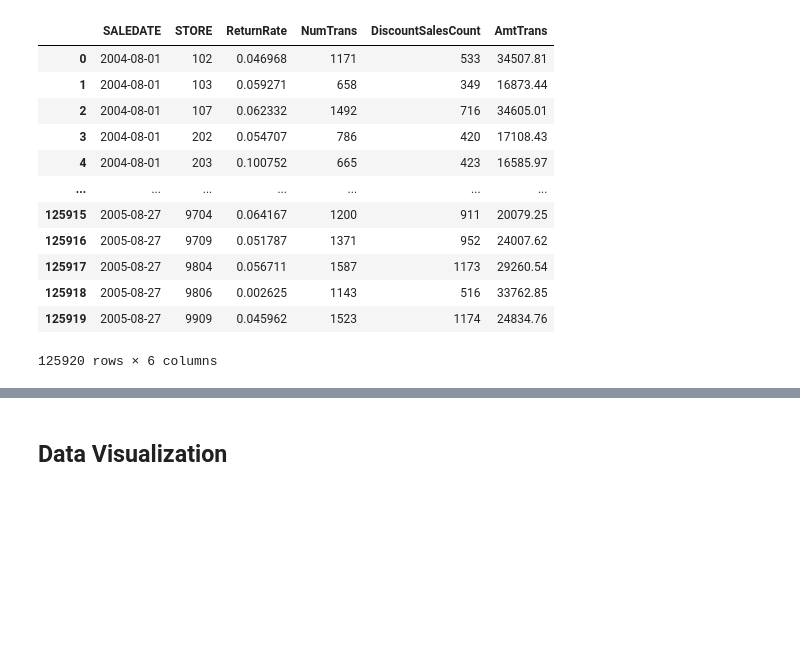
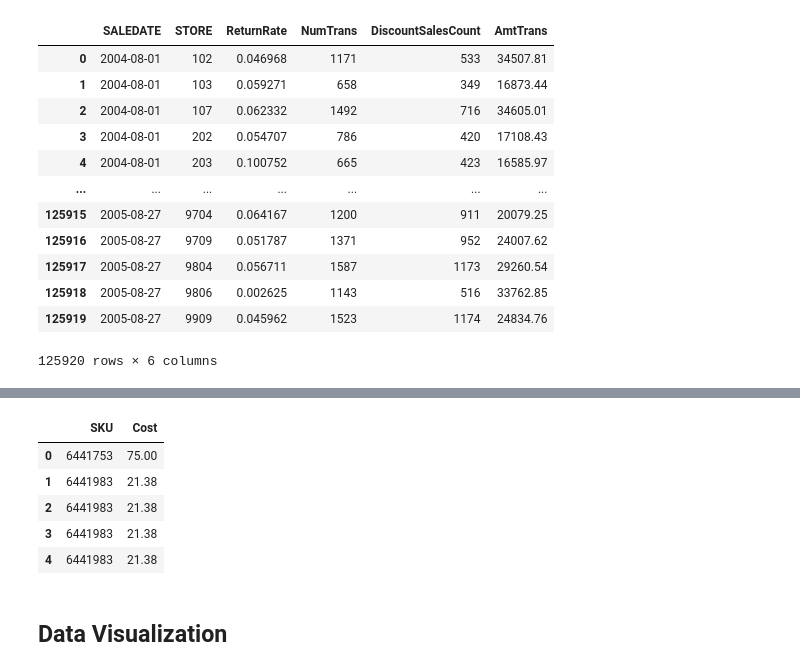
Before and after one commit to MSIA/MLDS400_group014, a Jupyter notebook: feature_engineering/feature_selection.ipynb, the cells around one changed output, grey strips where cells are left out. Drawn from its saved outputs; the diff is of its cells as text; code cells hidden in the pictures; blank space fills up the shorter version.

```diff
--- a/feature_engineering/feature_selection.ipynb
+++ b/feature_engineering/feature_selection.ipynb
@@ -103,3 +153,19 @@ return_rate_df
+# %%
+# JOIN skstinfo and skuinfo to get cost of sku
+sql_cmd = """
+SELECT sku."SKU", sks."Cost"
+FROM group_14.skstinfo sks
+JOIN group_14.skuinfo sku on sku."SKU" = sks."SKU"
+"""
+skstinfo = pd.read_sql(sql_cmd, connection);
+skstinfo.head()
+# %% [output]
+|  | SKU | Cost |
+| 0 | 6441753 | 75.00 |
+| 1 | 6441983 | 21.38 |
+| 2 | 6441983 | 21.38 |
+| 3 | 6441983 | 21.38 |
+| 4 | 6441983 | 21.38 |
 # %% [markdown]
 ## Data Visualization
 # %%
```
Also changed, not shown: parts of 6 cells of this notebook.
